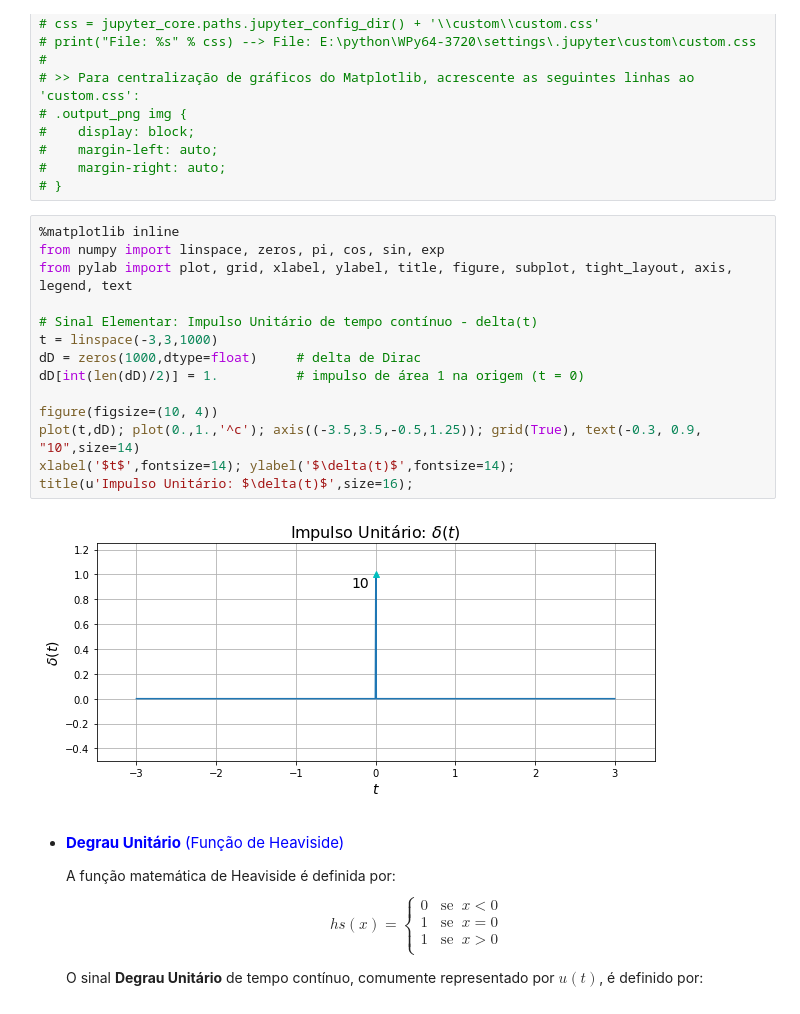
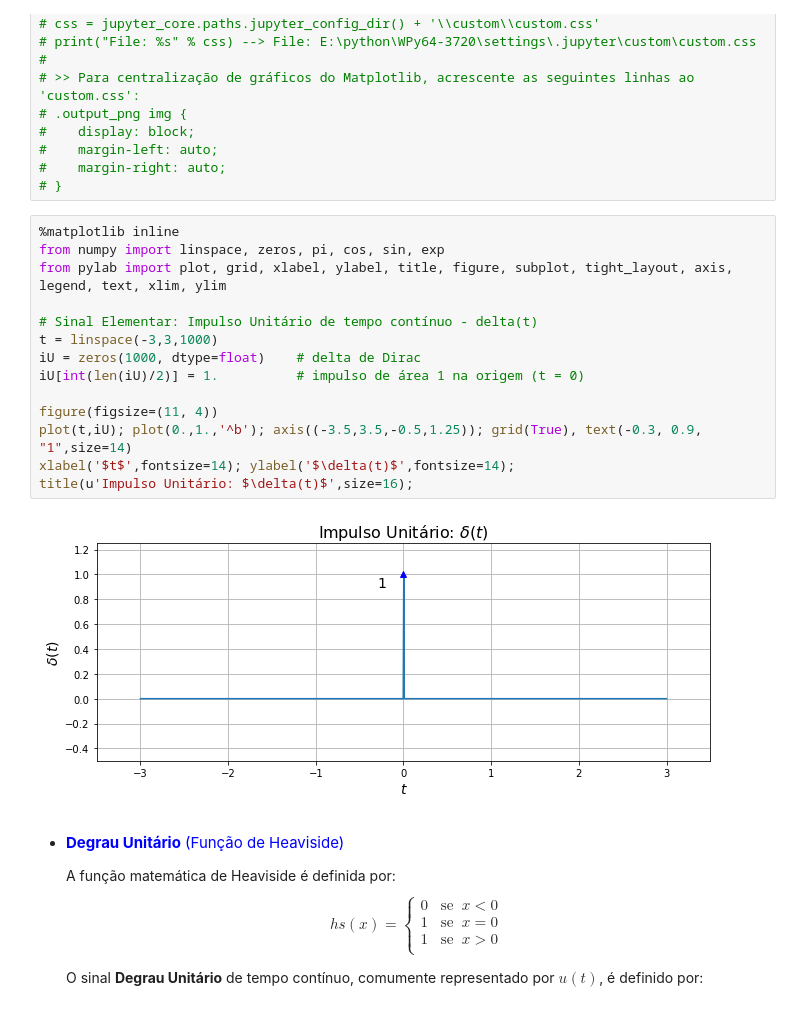
Before and after one commit to kaw19/linear_systems, a Jupyter notebook: 01 sinais/SL_Lab_01_Sinais_Elementares_git.ipynb, the cells around one changed output. Cells and saved outputs as stored; diff of their text form.

```diff
--- a/01 sinais/SL_Lab_01_Sinais_Elementares_git.ipynb
+++ b/01 sinais/SL_Lab_01_Sinais_Elementares_git.ipynb
@@ -54,19 +57,19 @@ $$\int_{-\infty}^{\infty}\delta(t)dt=1$$
 # %%
 %matplotlib inline
 from numpy import linspace, zeros, pi, cos, sin, exp
-from pylab import plot, grid, xlabel, ylabel, title, figure, subplot, tight_layout, axis, legend, text
+from pylab import plot, grid, xlabel, ylabel, title, figure, subplot, tight_layout, axis, legend, text, xlim, ylim
 
 # Sinal Elementar: Impulso Unitário de tempo contínuo - delta(t)
 t = linspace(-3,3,1000)
-dD = zeros(1000,dtype=float)     # delta de Dirac
-dD[int(len(dD)/2)] = 1.          # impulso de área 1 na origem (t = 0)
+iU = zeros(1000, dtype=float)    # delta de Dirac
+iU[int(len(iU)/2)] = 1.          # impulso de área 1 na origem (t = 0)
 
-figure(figsize=(10, 4))
-plot(t,dD); plot(0.,1.,'^c'); axis((-3.5,3.5,-0.5,1.25)); grid(True), text(-0.3, 0.9, "10",size=14)
+figure(figsize=(11, 4))
+plot(t,iU); plot(0.,1.,'^b'); axis((-3.5,3.5,-0.5,1.25)); grid(True), text(-0.3, 0.9, "1",size=14)
 xlabel('$t$',fontsize=14); ylabel('$\delta(t)$',fontsize=14);
 title(u'Impulso Unitário: $\delta(t)$',size=16);
 # %% [output]
-[figure, old version]
+[figure, new version]
 # %% [markdown]
 <ul><li><p style="color:blue; font-family:verdana; font-size:15px"><b>Degrau Unitário</b> (Função de Heaviside)</p></li>
 
```
Also changed, not shown: parts of 21 cells of this notebook.
